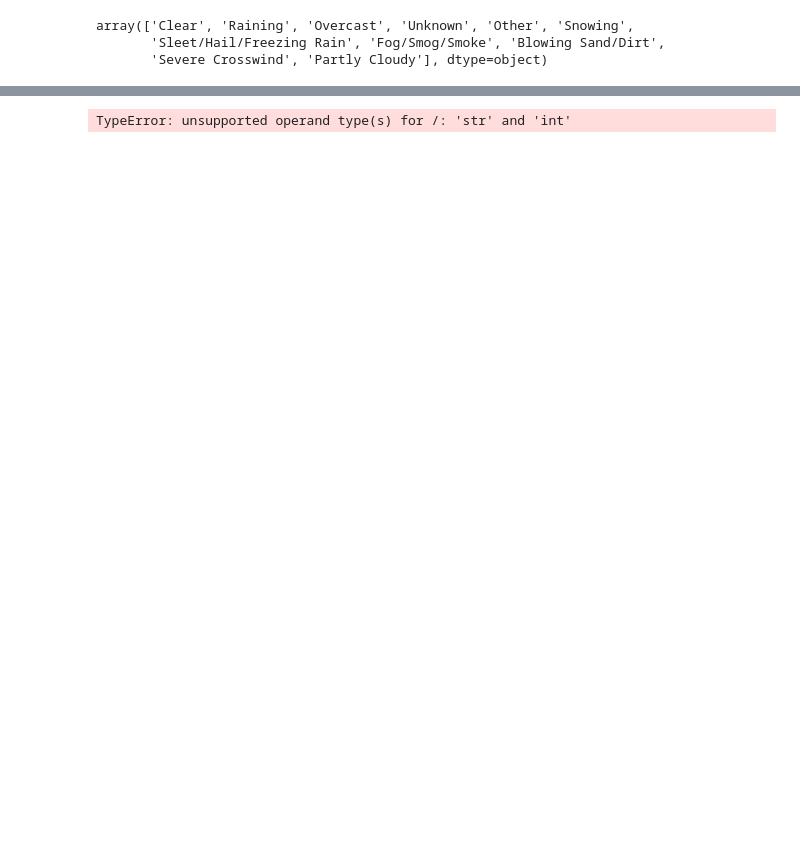
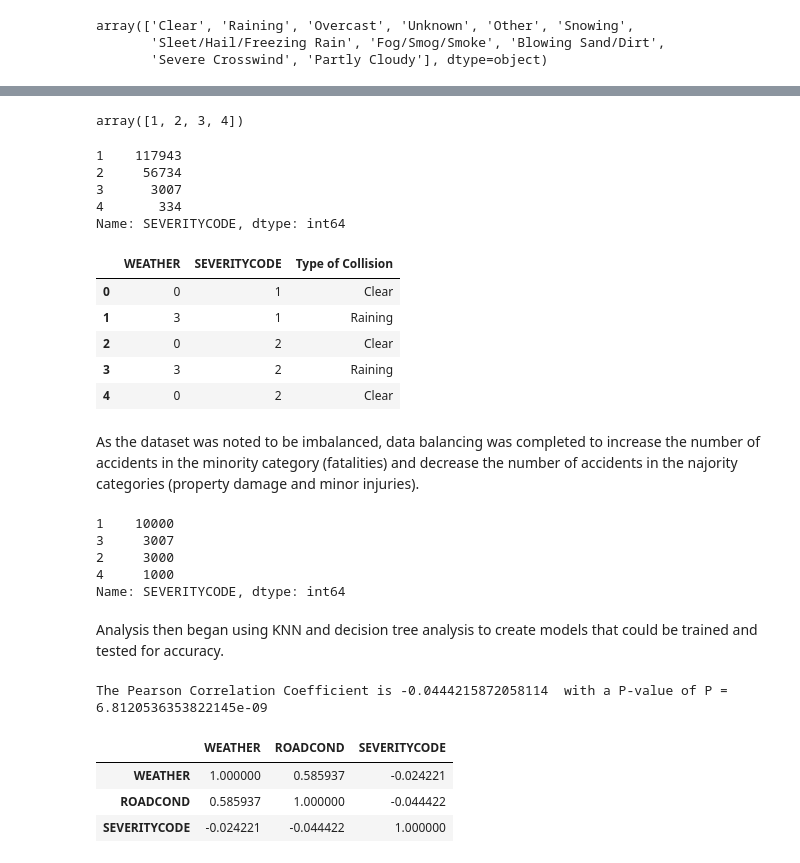
Before and after one commit to SF20305/Coursera_Capstone, a Jupyter notebook: Coursera Capstone.ipynb, the cells around one changed output, grey strips where cells are left out. Saved outputs shown, nothing was run; the diff lists cells and outputs as text; code cells hidden in the pictures; blank space fills up the shorter version.

```diff
--- a/Coursera Capstone.ipynb
+++ b/Coursera Capstone.ipynb
@@ -175,9 +217,75 @@ SD.head()
+# %%
+SD_New.SEVERITYCODE.unique()
+# %% [output]
+array([1, 2, 3, 4])
+# %%
+SD_New["SEVERITYCODE"].value_counts()
+# %% [output]
+1    117943
+2     56734
+3      3007
+4       334
+Name: SEVERITYCODE, dtype: int64
+# %%
+df_InjuryType.head()
+# %% [output]
+|  | WEATHER | SEVERITYCODE | Type of Collision |
+| 0 | 0 | 1 | Clear |
+| 1 | 3 | 1 | Raining |
+| 2 | 0 | 2 | Clear |
+| 3 | 3 | 2 | Raining |
+| 4 | 0 | 2 | Clear |
+# %% [markdown]
+As the dataset was noted to be imbalanced, data balancing was completed to increase the number of accidents in the minority category (fatalities) and decrease the number of accidents in the najority categories (property damage and minor injuries).
+# %%
+# Balancing the Dataset is required for proper anaysis
+# First, we will separate the dataset into one dataset for each accident severity level
+
+from sklearn.utils import resample
+
+df_sev1 = SD_New[SD_New.SEVERITYCODE==1]
+df_sev2 = SD_New[SD_New.SEVERITYCODE==2]
+df_sev3 = SD_New[SD_New.SEVERITYCODE==3]
+df_sev4 = SD_New[SD_New.SEVERITYCODE==4]
+
+# Second, we will resample the majority datasets of severity levels 1 and 2 to reduce the number of low severity accidents in our dataset
+df_sev1_downsampled = resample(df_sev1, replace=False, n_samples=10000, random_state=123)
+
+df_sev2_downsampled = resample(df_sev2,
+                                 replace=False,      # sample without replacement
+                                 n_samples=3000,     # to match minority class
+                                 random_state=123)   # reproducible results
+
+# Third, we will resample the minority dataset of severity level 4 to increase the number of high severity accidents in our dataset
+df_sev4_upsampled = resample(df_sev4, replace=True, n_samples=1000, random_state=123)
+
+# Next, we will combine the original severity 3 dataset with the downsampled severity 1 and 2 datasets and the upsampled severity 4 dataset
+df_resampled = pd.concat([df_sev1_downsampled, df_sev2_downsampled, df_sev3, df_sev4_upsampled])
+
+df_resampled["SEVERITYCODE"].value_counts()
+# %% [output]
+1    10000
+3     3007
+2     3000
+4     1000
+Name: SEVERITYCODE, dtype: int64
+# %% [markdown]
+Analysis then began using KNN and decision tree analysis to create models that could be trained and tested for accuracy.
 # %%
 import matplotlib.pyplot as plt
 import seaborn as sns
 from scipy import stats
 
-pearson_coef, p_value = stats.pearsonr(SD['WEATHER'], SD['SEVERITYCODE'])
+#X = df_downsampled[['WEATHER', 'ROADCOND']]
+
+pearson_coef, p_value = stats.pearsonr(df_resampled['ROADCOND'], df_resampled['SEVERITYCODE'])
 print("The Pearson Correlation Coefficient is", pearson_coef, " with a P-value of P =", p_value)
 # %% [output]
-TypeError: unsupported operand type(s) for /: 'str' and 'int'
+The Pearson Correlation Coefficient is -0.0444215872058114  with a P-value of P = 6.8120536353822145e-09
+# %%
+df_resampled[["WEATHER", "ROADCOND", "SEVERITYCODE"]].corr()
+# %% [output]
+|  | WEATHER | ROADCOND | SEVERITYCODE |
+| WEATHER | 1.000000 | 0.585937 | -0.024221 |
+| ROADCOND | 0.585937 | 1.000000 | -0.044422 |
+| SEVERITYCODE | -0.024221 | -0.044422 | 1.000000 |
```
Also changed, not shown: parts of 26 cells of this notebook.
